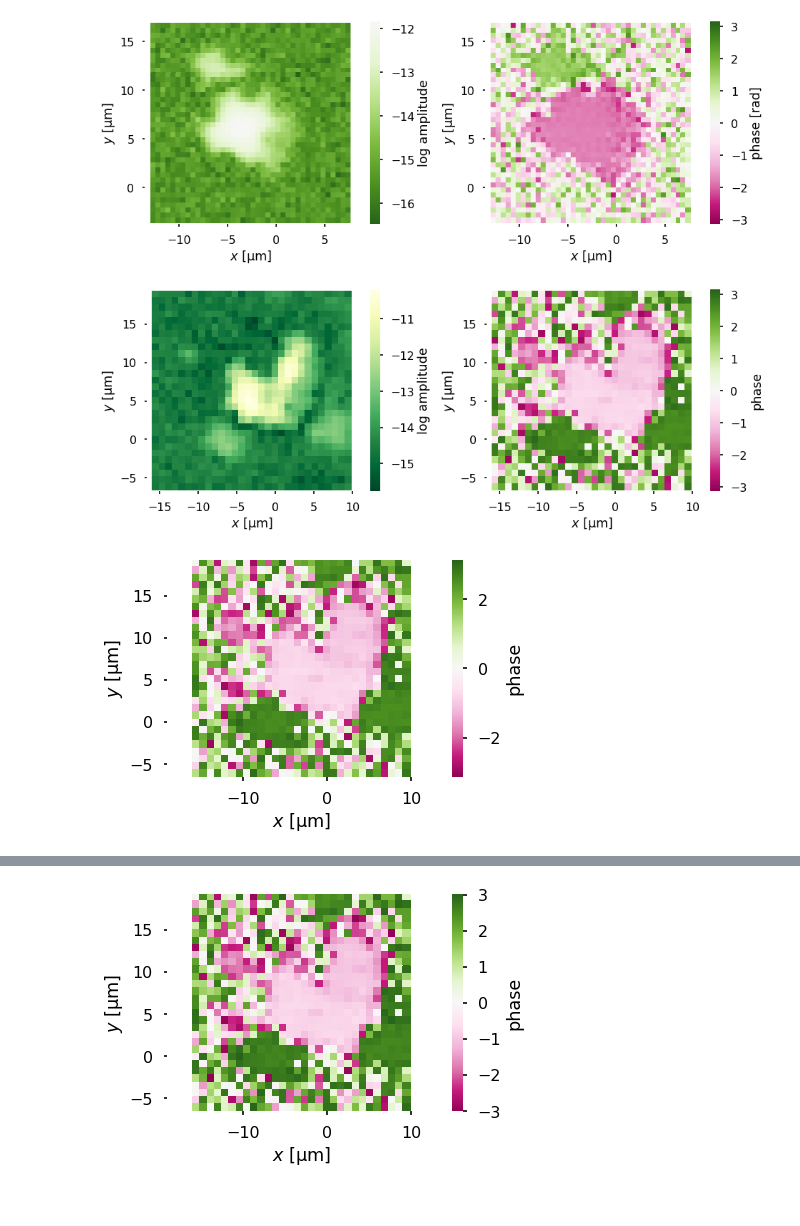
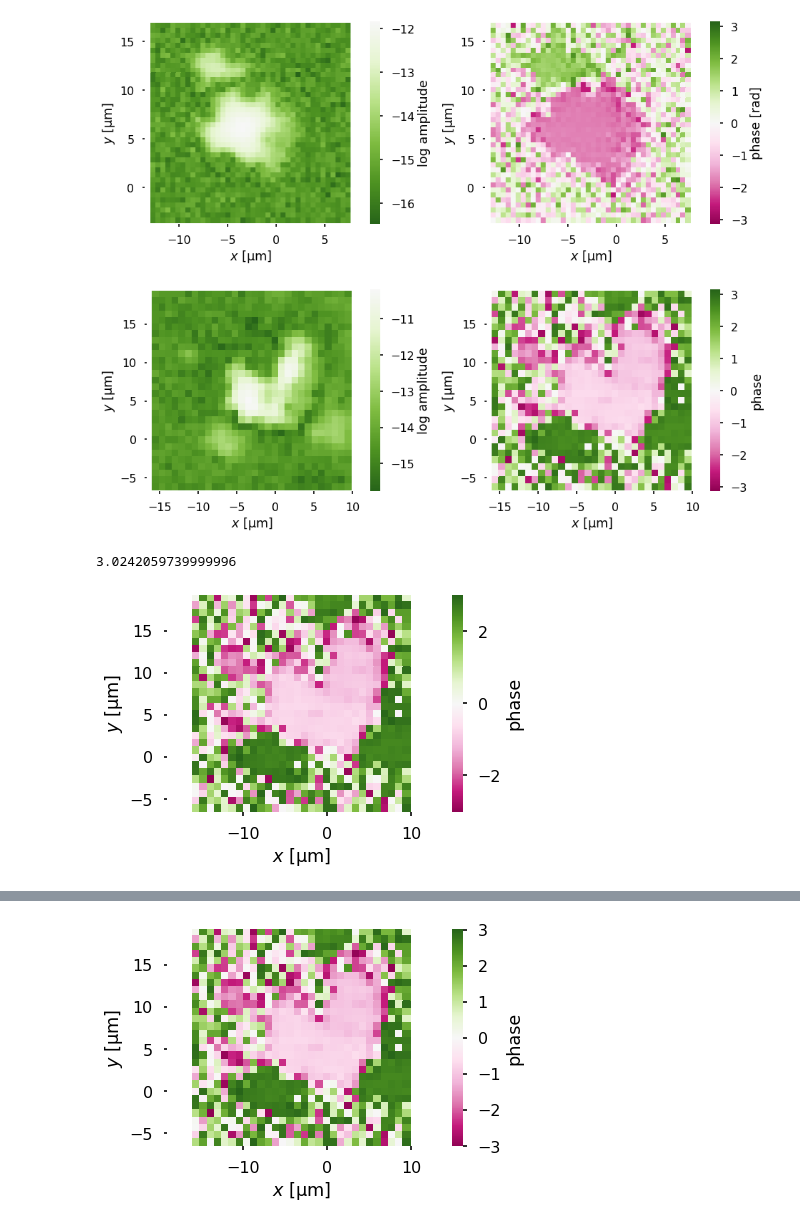
Before and after one commit to horowitz-lab/NetMAP, a Jupyter notebook: Mode Maps.ipynb, the cells around one changed output, grey strips where cells are left out. Saved outputs shown, nothing was run; the diff lists cells and outputs as text; code cells hidden in the pictures.

Commit message:
Aesthetics: continuation of previous commit. Light green for all amplitude plots

```diff
--- a/Mode Maps.ipynb
+++ b/Mode Maps.ipynb
@@ -192,42 +197,48 @@ plt.tight_layout();
 # %%
 file = 'PosGU01Arrray01.00r0.5p3Device0.1Drum2_10V114238'
 path = os.path.join(folder2,file)
 df = pd.read_csv(os.path.join(path, 'Demod1.csv'), skiprows = 2)
-#df.r = df.r/df.r.max()
-#print(df)
+df['X um']=df['Green X']
+df['Y um']= df['Green Y']
 
 fig, (ax1, ax2) = plt.subplots(1, 2,  figsize=(13.23,5))
 
 #plt.suptitle(file + '\n\n');
 
 plt.sca(ax1)
-df['X um']=df['Green X']
-df['Y um']= df['Green Y']
 amp1 = df.pivot_table(index = 'Y um', columns = 'X um', values = 'r').sort_index(axis = 0, ascending = False)
-myheatmap(np.log(amp1), 'log amplitude', cmap = 'YlGn_r');
+data = np.log(amp1)
+# set white at max, cut colorbar in half
+vmin = np.array(data).min()
+vmax = np.array(data).max()
+greennorm = MidpointNormalize(vmin=vmin, vmax=vmax, midpoint=vmax)
+
+myheatmap(data, 'log amplitude', norm = greennorm,
+          cmap='PiYG_r');
 plt.xlabel(u'$x$ [μm]')
 plt.ylabel(u'$y$ [μm]')
 ax1.axis('equal')
 
 
 plt.sca(ax2)
-df['X um']=df['Green X']
-df['Y um']= df['Green Y']
 phase1 = df.pivot_table(index = 'Y um', columns = 'X um', values = 'phase').sort_index(axis = 0, ascending = False)
 myheatmap(phase1, 'phase',vmin=-np.pi, vmax = np.pi, cmap='PiYG');
 ax2.axis('equal');
 plt.xlabel(u'$x$ [μm]')
 plt.ylabel(u'$y$ [μm]')
 plt.tight_layout();
 # %% [output]
-[figure, old version]
+[figure, new version]
 # %%
+print(max(-np.array(phase1).min(),np.array(phase1).max()))
+
 myheatmap(phase1, 'phase',
-          vmin=-np.pi,
-          vmax = np.pi,
+          vmin=-max(-np.array(phase1).min(),np.array(phase1).max()),
+          vmax = max(-np.array(phase1).min(),np.array(phase1).max()),
           cmap='PiYG');
 plt.gca().axis('equal');
 plt.xlabel(u'$x$ [μm]')
 plt.ylabel(u'$y$ [μm]');
 # %% [output]
+3.0242059739999996
-[figure, old version]
+[figure, new version]
```
Also changed, not shown: parts of 3 cells of this notebook.
